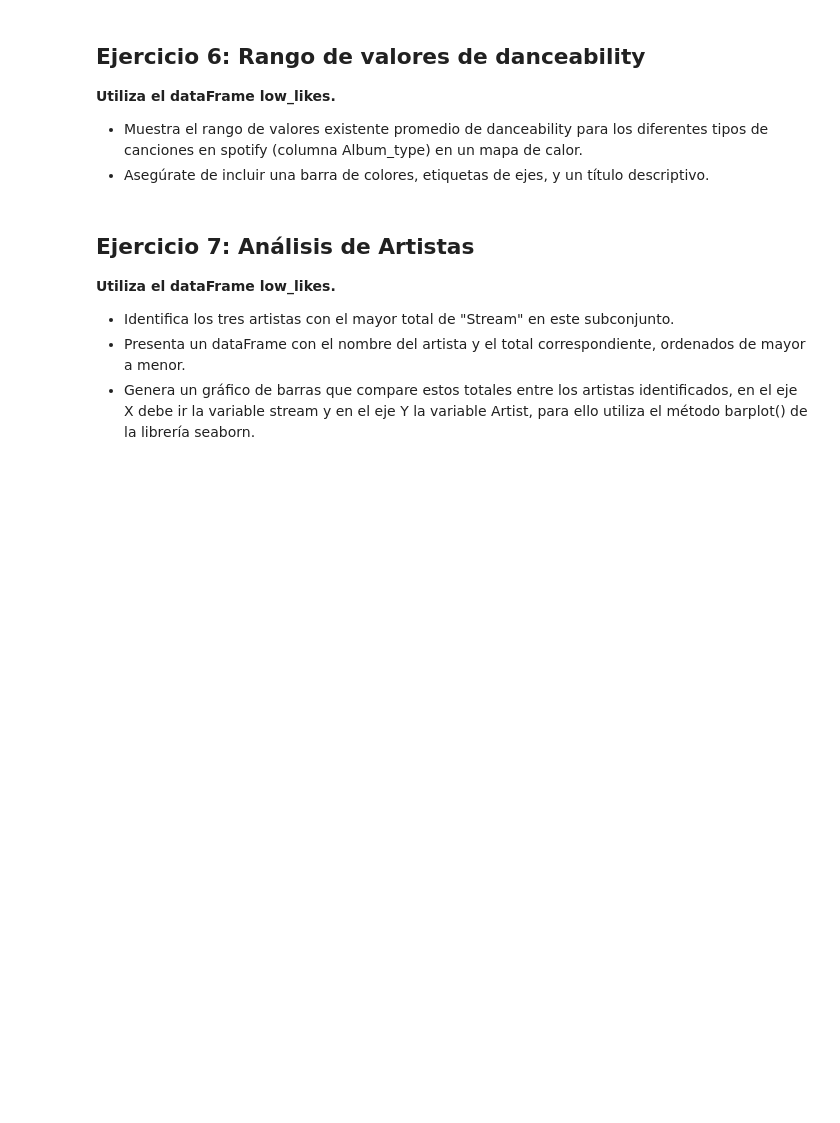
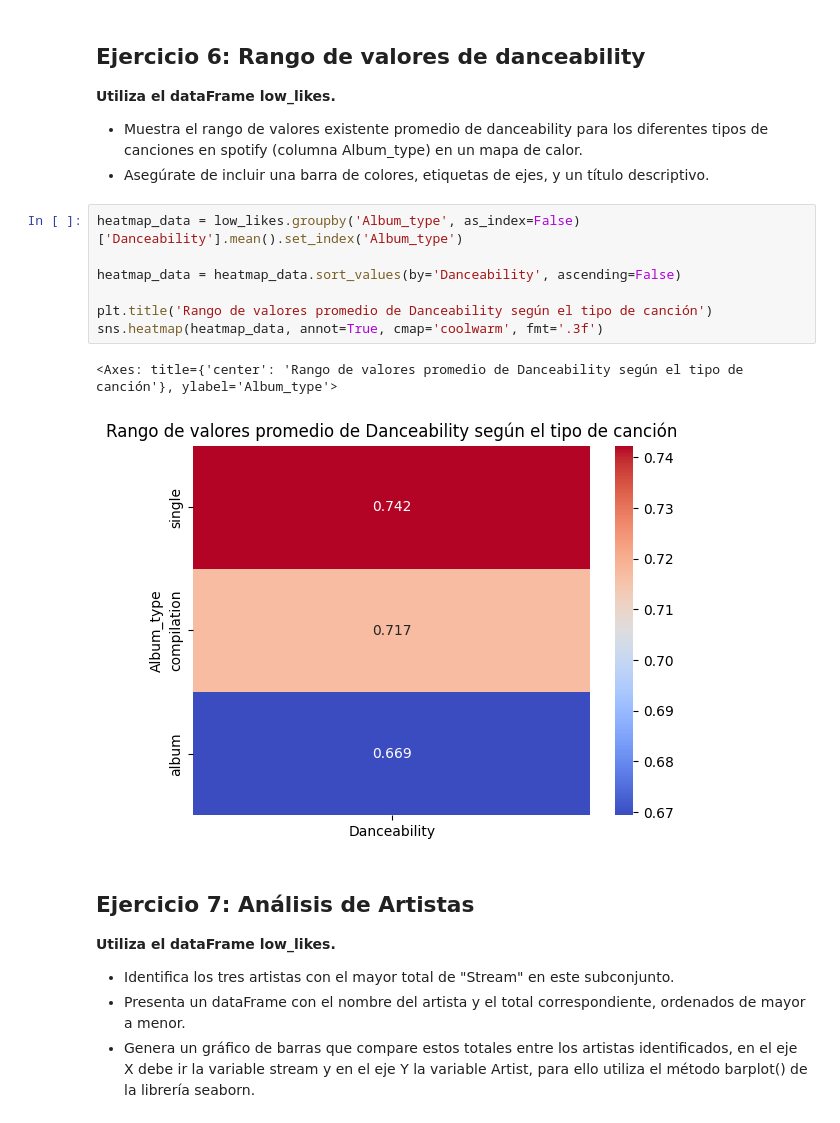
Before and after one commit to sghast/ADD, a Jupyter notebook: Deber 8/Deber.ipynb, the cells around one changed output. Cells and saved outputs as stored; diff of their text form; blank space fills up the shorter version.

```diff
--- a/Deber 8/Deber.ipynb
+++ b/Deber 8/Deber.ipynb
@@ -130,6 +166,16 @@ Crea un gráfico de líneas que muestre:
 
 * Muestra el rango de valores existente promedio de danceability para los diferentes tipos de canciones en spotify (columna Album_type) en un mapa de calor.
 * Asegúrate de incluir una barra de colores, etiquetas de ejes, y un título descriptivo.
+# %%
+heatmap_data = low_likes.groupby('Album_type', as_index=False)['Danceability'].mean().set_index('Album_type')
+
+heatmap_data = heatmap_data.sort_values(by='Danceability', ascending=False)
+
+plt.title('Rango de valores promedio de Danceability según el tipo de canción')
+sns.heatmap(heatmap_data, annot=True, cmap='coolwarm', fmt='.3f')
+# %% [output]
+<Axes: title={'center': 'Rango de valores promedio de Danceability según el tipo de canción'}, ylabel='Album_type'>
+[figure, added]
 # %% [markdown]
 ## Ejercicio 7: Análisis de Artistas
 
```
Also changed, not shown: parts of 5 cells of this notebook.
